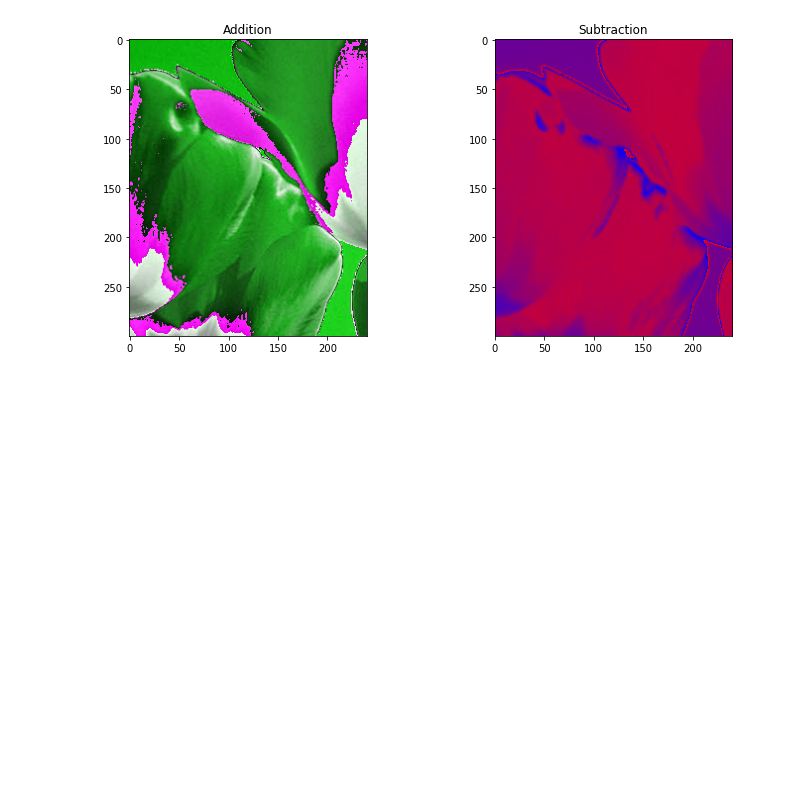
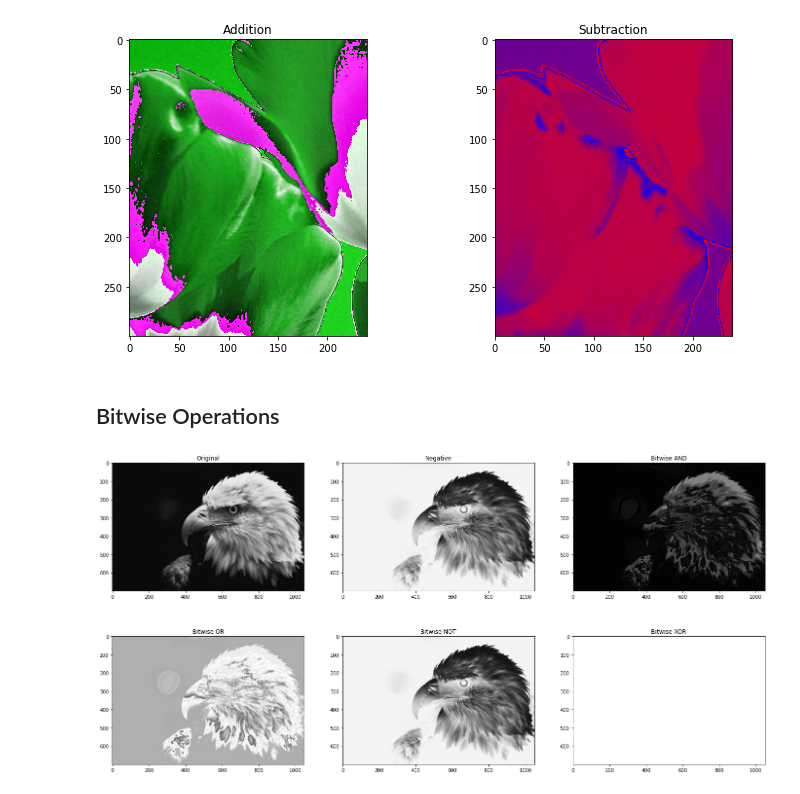
Before and after one commit to devish99/Digital-Image-Processing, a Jupyter notebook: Image_Borders.ipynb, the cells around one changed output. Saved outputs shown, nothing was run; the diff lists cells and outputs as text; code cells hidden in the pictures; blank space fills up the shorter version.

```diff
--- a/Image_Borders.ipynb
+++ b/Image_Borders.ipynb
@@ -108,3 +115,39 @@ ax2.imshow(rgb_image-image)
 plt.show()
 # %% [output]
 [figure]
+# %% [markdown]
+## Bitwise Operations
+# %%
+img = cv2.imread('C:/Users/psvis/OneDrive/Pictures/Saved pictures/Eagle.jpg')
+
+# Display the output.
+src = cv2.cvtColor(img, cv2.COLOR_BGR2RGB)
+neg_image=src-100
+bit_and=cv2.bitwise_and(src,neg_image)
+bit_or=cv2.bitwise_or(src,neg_image)
+bit_not=cv2.bitwise_not(src,neg_image)
+bit_xor=cv2.bitwise_xor(src,neg_image)
+
+fig=plt.figure(figsize=(24,12))
+ax1=fig.add_subplot(231)
+ax2=fig.add_subplot(232)
+ax3=fig.add_subplot(233)
+ax4=fig.add_subplot(234)
+ax5=fig.add_subplot(235)
+ax6=fig.add_subplot(236)
+
+ax1.title.set_text('Original')
+ax1.imshow(src)
+ax2.title.set_text('Negative')
+ax2.imshow(neg_image)
+ax3.title.set_text('Bitwise AND')
+ax3.imshow(bit_and)
+ax4.title.set_text('Bitwise OR')
+ax4.imshow(bit_or)
+ax5.title.set_text('Bitwise NOT')
+ax5.imshow(bit_not)
+ax6.title.set_text('Bitwise XOR')
+ax6.imshow(bit_xor)
+plt.show()
+# %% [output]
+[figure, added]
```
Also changed, not shown: parts of 2 cells of this notebook, 3 other files.
